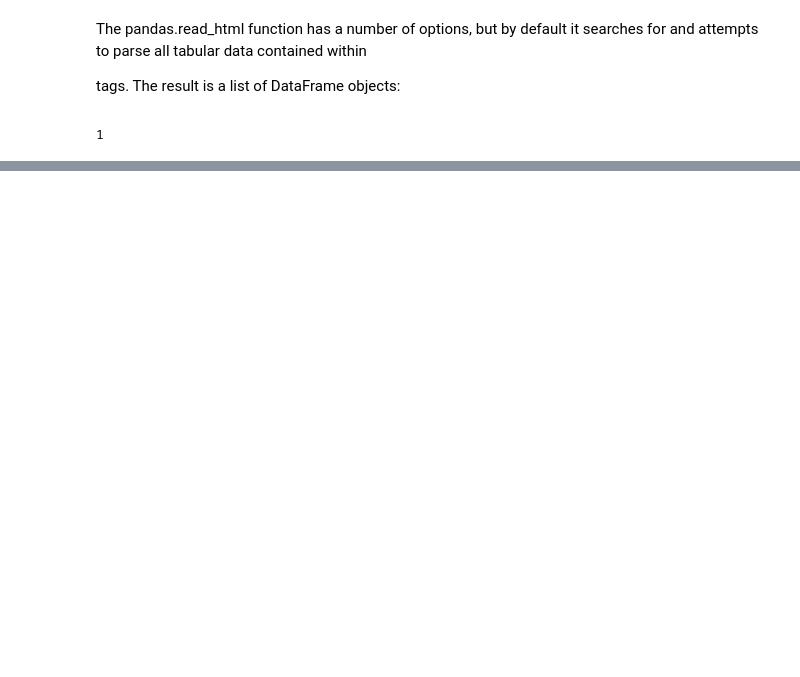
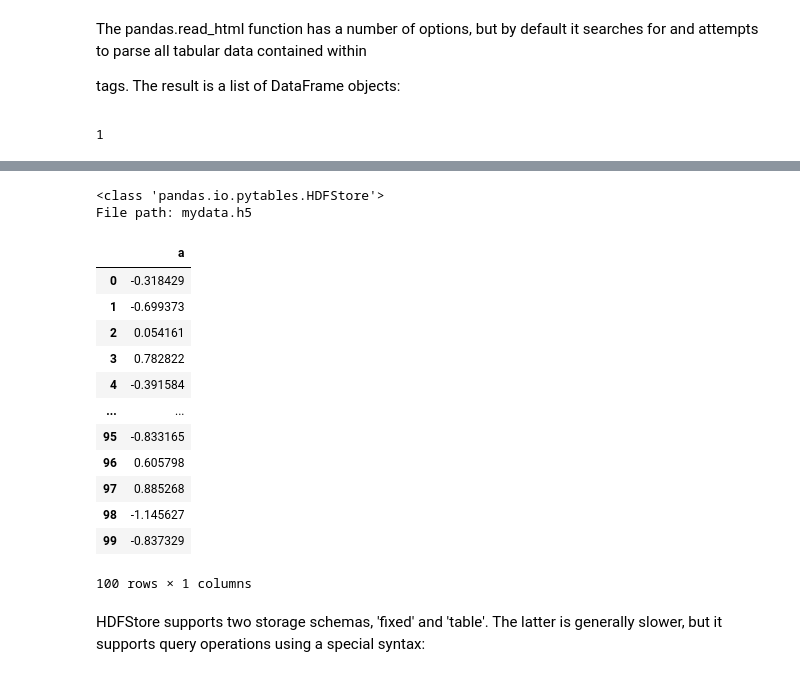
Before and after one commit to AllenChung6/WesWrangling, a Jupyter notebook: Chapter6WorkAlong.ipynb, the cells around one changed output, grey strips where cells are left out. Cells and saved outputs as stored; diff of their text form; code cells hidden in the pictures; blank space fills up the shorter version.

```diff
--- a/Chapter6WorkAlong.ipynb
+++ b/Chapter6WorkAlong.ipynb
@@ -509,0 +598,32 @@ failures.head()
+# %%
+frame = pd.DataFrame({'a': np.random.randn(100)})
+# %%
+store = pd.HDFStore('mydata.h5')
+# %%
+store['obj1'] = frame
+# %%
+store['obj1_col'] = frame['a']
+# %%
+store
+# %% [output]
+<class 'pandas.io.pytables.HDFStore'>
+File path: mydata.h5
+# %%
+# Objects contained in the HDF5 file can then be retrieved with the same dict-like API:
+store['obj1']
+# %% [output]
+|  | a |
+| 0 | -0.318429 |
+| 1 | -0.699373 |
+| 2 | 0.054161 |
+| 3 | 0.782822 |
+| 4 | -0.391584 |
+| ... | ... |
+| 95 | -0.833165 |
+| 96 | 0.605798 |
+| 97 | 0.885268 |
+| 98 | -1.145627 |
+| 99 | -0.837329 |
+100 rows × 1 columns
+# %% [markdown]
+HDFStore supports two storage schemas, 'fixed' and 'table'. The latter is generally slower, but it supports query operations using a special syntax:
```
Also changed, not shown: parts of 82 cells of this notebook, 7 other files.
